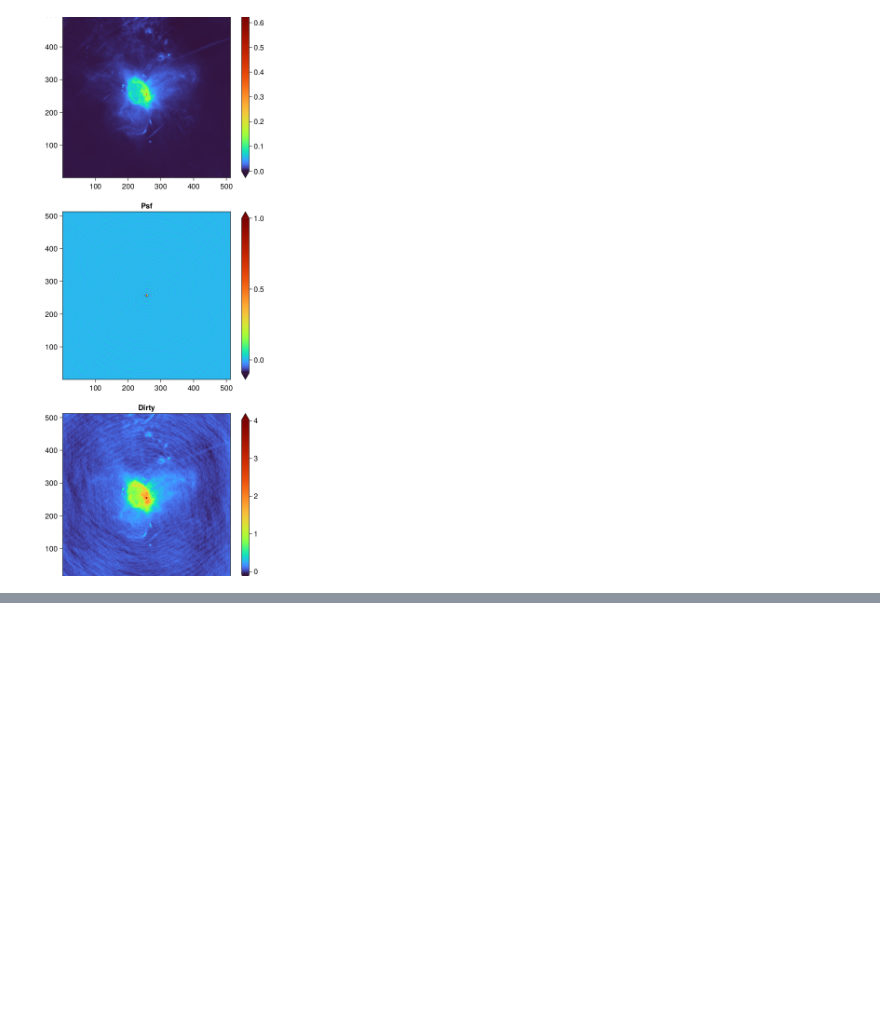
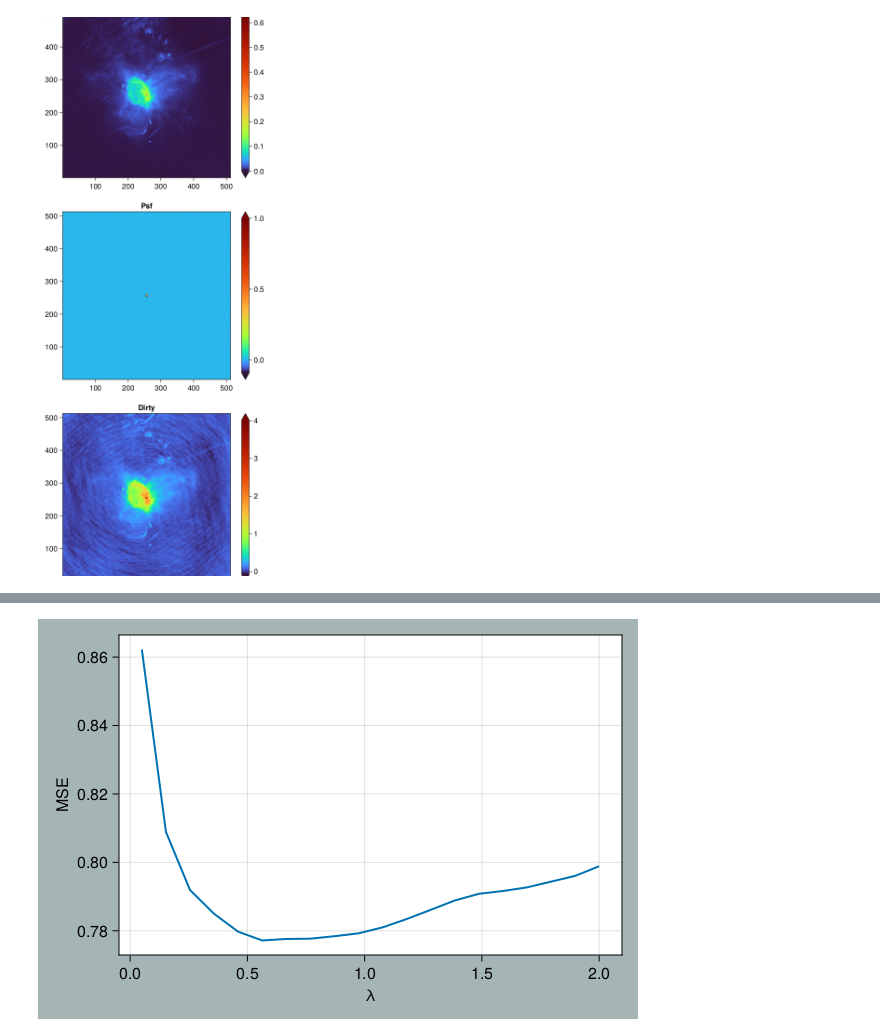
Before and after one commit to andferrari/DeconvMultiStep.jl, a Jupyter notebook: notebooks/Tuning.ipynb, the cells around one changed output, grey strips where cells are left out. Saved outputs shown, nothing was run; the diff lists cells and outputs as text; code cells hidden in the pictures; blank space fills up the shorter version.

```diff
--- a/notebooks/Tuning.ipynb
+++ b/notebooks/Tuning.ipynb
@@ -60,0 +81,5 @@ lines(λ_pl, mse)
+# %%
+lines(λ_pl, mse, linewidth = 2, figure = (resolution = (600, 400), backgroundcolor = "#a5b4b5"),
+    axis = (xlabel = "λ", ylabel = "MSE"))
+# %% [output]
+[figure, added]
```
Also changed, not shown: parts of 3 cells of this notebook, 2 other files.
